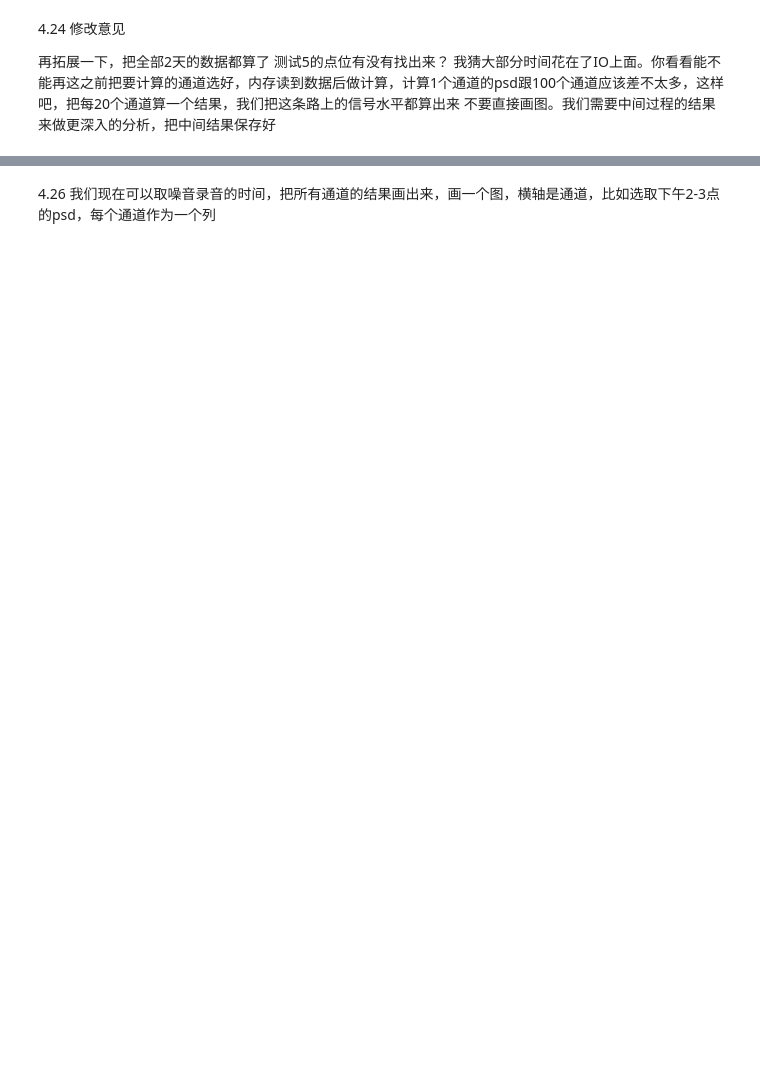
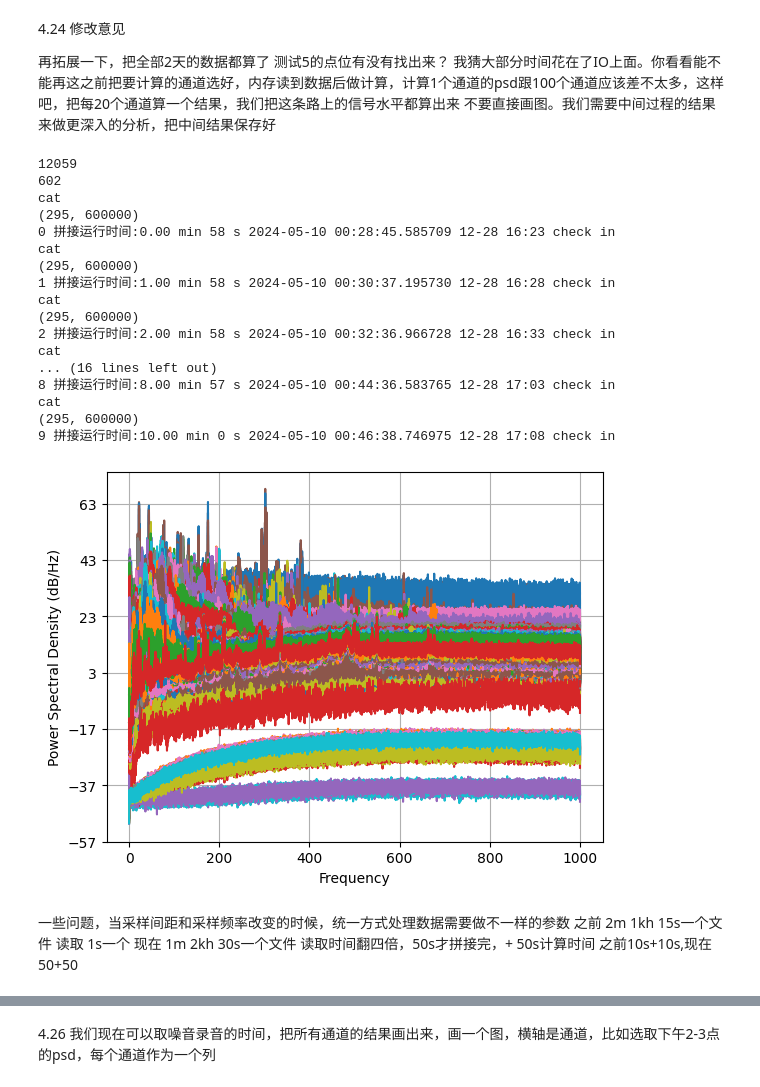
Before and after one commit to wuw584/Neverland, a Jupyter notebook: das_psd.ipynb, the cells around one changed output, grey strips where cells are left out. Saved outputs shown, nothing was run; the diff lists cells and outputs as text; code cells hidden in the pictures; blank space fills up the shorter version.

```diff
--- a/das_psd.ipynb
+++ b/das_psd.ipynb
@@ -30,55 +30,82 @@ def concat(flist , start = 0 , span = 20 ):
     data = np.concatenate(datalist, axis = 1)
     utc_datetime = datetime.datetime.strptime(flist[start][-22 : -7],'%Y%m%d_%H%M%S') + datetime.timedelta(hours=+8)
     utc_day = utc_datetime.strftime("%m-%d %H:%M")
+    print("cat")
     return data , utc_datetime, utc_day
 
 
 def psd(h5file , startn,endn):
     with h5py.File(h5file, 'a') as f:
     # 创建一个dataset
-        span_each_pic = 20 #12h -> 50min
+        span_each_pic = 10 #12h -> 50min
         concat_time = 0
-        ch_list = [10*i for i in range(148)]
+        ch_list = [10*i for i in range(295)]
         for n in range(startn, endn):
             data , utc_datetime, utc_day = concat(flist , start= span_each_pic * n ,span= span_each_pic)
-            nfft = 30000
-            fs = 1000
+            nfft = 60000
+            fs = 2000
             start = time.time()
-            for i in range(148):
+            for i in range(295):
                 ch = ch_list[i]
                 if not f.__contains__(str(ch_list[i])):   #判断这个组存不存在
                     g = f.create_group(str(ch_list[i]))
                 else:
                     g = f[str(ch_list[i])]
                 # g =  f.create_group(str(ch_list[i]))
                 [Pxx1,f1] = plt.psd(data[i],                   # 随机信号
                                 NFFT=nfft,               # 每个窗的长度
                                 Fs=fs,                   # 采样频率
                                 detrend='mean',          # 去掉均值
                                 window=np.hanning(nfft), # 加汉尼窗
                                 noverlap=int(nfft*3/4),  # 每个窗重叠75%的数据
                                 sides='onesided')        # 求单边谱
                 plt.close
                 # print(f1)
                 g.create_dataset(str(utc_day),  data=Pxx1)
             concat_time +=  time.time() -start
             print(n , "拼接运行时间:%.2f min %d s"%( int(concat_time / 60) , concat_time%60) , datetime.datetime.now() , utc_day, "check in ")
         f.close()
 
-flist = glob.glob('../../czyc/test3/*357.h5')
+flist = glob.glob('../../czyc/test2/*631.h5')
 flist.sort()
 print(len(flist))
 
-path = '../output/DAS/'
+path = '../output/DAS/psd_5_9/'
 if not os.path.exists(path):
     os.makedirs(path)
 
 print(int(len(flist)/20))
 
-# h5fname = '../output/DAS/psd_4_25_1.hdf5'
-# psd(h5fname , 0 , 72 ) #31m39s / 14min 18s --->6h
+
+for i in range(50):
+    h5fname = '../output/DAS/psd_5_9/test2_1.hdf5'
+    psd(h5fname , 0 , 12 ) #31m39s / 14min 18s --->
 # h5fname = '../output/DAS/psd_4_25_2.hdf5'
 # psd(h5fname , 136 , 144 ) #31m39s / 14min 18s --->
+# %% [output]
+12059
+602
+cat
+(295, 600000)
+0 拼接运行时间:0.00 min 58 s 2024-05-10 00:28:45.585709 12-28 16:23 check in
+cat
+(295, 600000)
+1 拼接运行时间:1.00 min 58 s 2024-05-10 00:30:37.195730 12-28 16:28 check in
+cat
+(295, 600000)
+2 拼接运行时间:2.00 min 58 s 2024-05-10 00:32:36.966728 12-28 16:33 check in
+cat
+... (16 lines left out)
+8 拼接运行时间:8.00 min 57 s 2024-05-10 00:44:36.583765 12-28 17:03 check in
+cat
+(295, 600000)
+9 拼接运行时间:10.00 min 0 s 2024-05-10 00:46:38.746975 12-28 17:08 check in
+[figure, added]
+# %% [markdown]
+一些问题，当采样间距和采样频率改变的时候，统一方式处理数据需要做不一样的参数
+之前 2m 1kh 15s一个文件 读取 1s一个
+现在 1m 2kh 30s一个文件 读取时间翻四倍，50s才拼接完，+ 50s计算时间
+之前10s+10s,现在50+50
 # %%
 # h5fname = '../output/DAS/psd_4_25_3_.hdf5'
 # psd(h5fname , 144 , 216 ) #27m35s / 11min 33s --->
```
Also changed, not shown: parts of 5 cells of this notebook, 4 other files.
